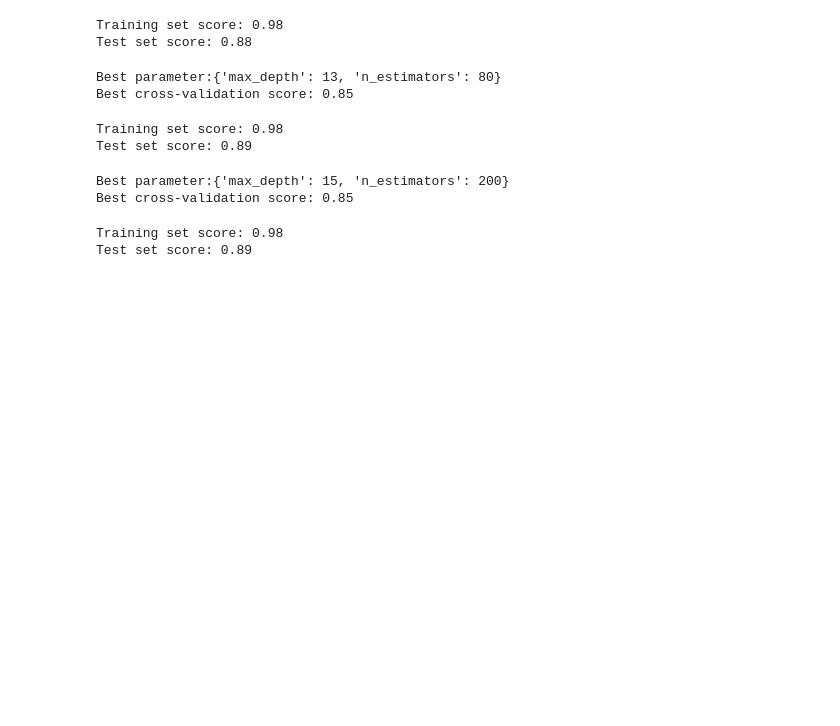
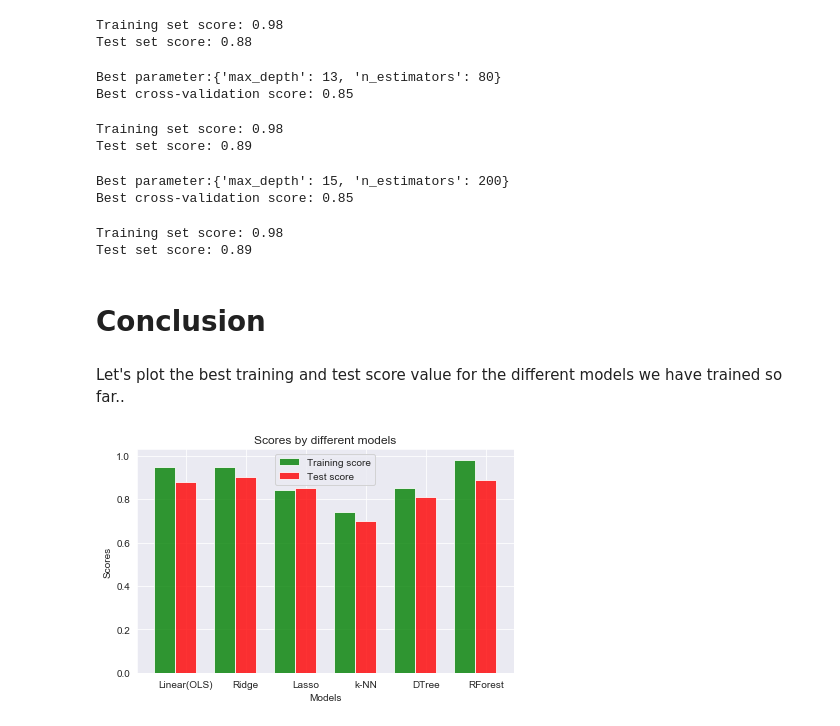
Before and after one commit to angelaiallonardi/Regression_ML_project, a Jupyter notebook: house_prices.ipynb, the cells around one changed output. Cells and saved outputs as stored; diff of their text form; code cells hidden in the pictures; blank space fills up the shorter version.

Commit message:
Started Conclusion

```diff
--- a/house_prices.ipynb
+++ b/house_prices.ipynb
@@ -717,3 +717,38 @@ print("Test set score: {:.2f}".format(forest.score(new_X_test, new_y_test)))
 # %% [output]
 Training set score: 0.98
 Test set score: 0.89
+# %% [markdown]
+# Conclusion
+# %% [markdown]
+Let's plot the best training and test score value for the different models we have trained so far..
+# %%
+n_groups = 6
+training_score = (0.95, 0.95, 0.84, 0.74, 0.85, 0.98)
+test_score = (0.88, 0.90, 0.85, 0.70, 0.81, 0.89)
+
+# create plot
+fig, ax = plt.subplots()
+index = np.arange(n_groups)
+bar_width = 0.35
+opacity = 0.8
+
+rects1 = plt.bar(index, training_score, bar_width,
+alpha=opacity,
+color='g',
+label='Training score')
+
+rects2 = plt.bar(index + bar_width, test_score, bar_width,
+alpha=opacity,
+color='r',
+label='Test score')
+
+plt.xlabel('Models')
+plt.ylabel('Scores')
+plt.title('Scores by different models')
+plt.xticks(index + bar_width, ('Linear(OLS)', 'Ridge', 'Lasso','k-NN', 'DTree', 'RForest'))
+plt.legend()
+
+plt.tight_layout()
+plt.show()
+# %% [output]
+[figure, added]
```
